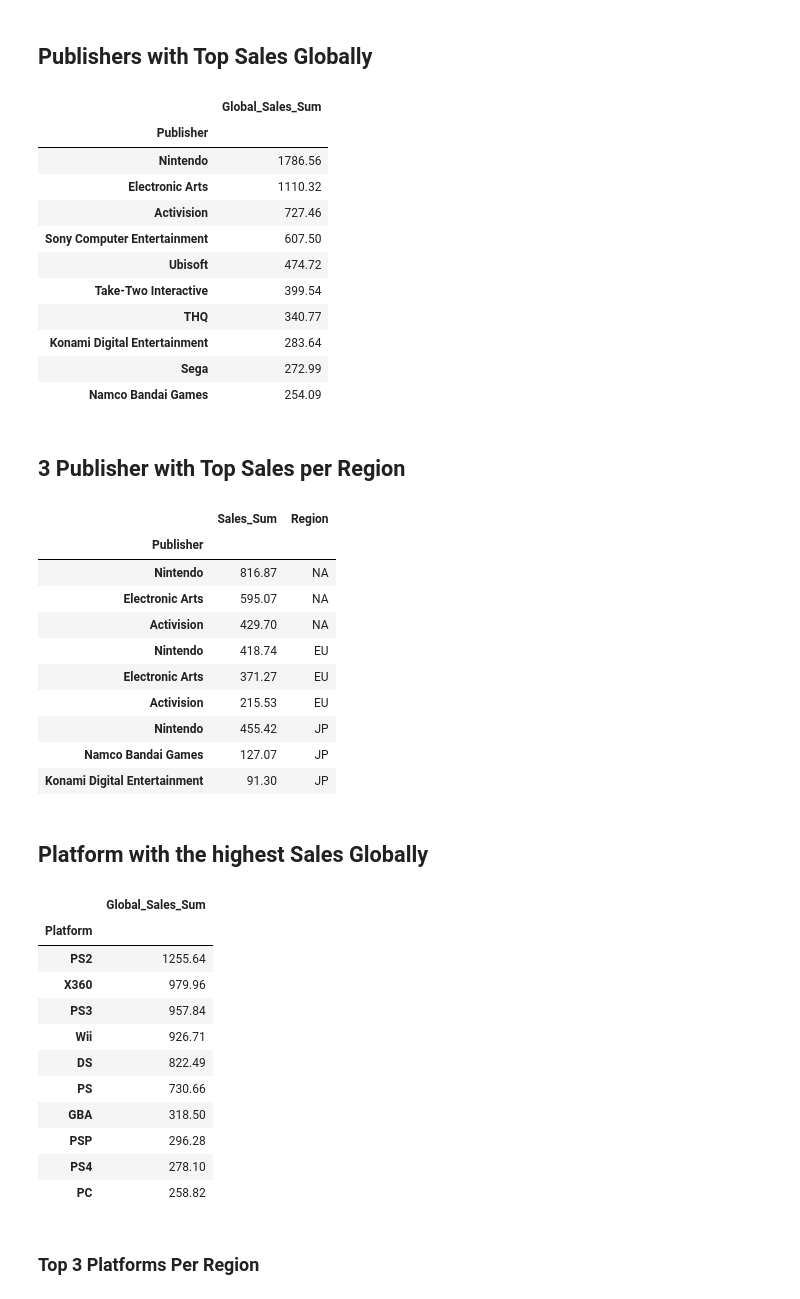
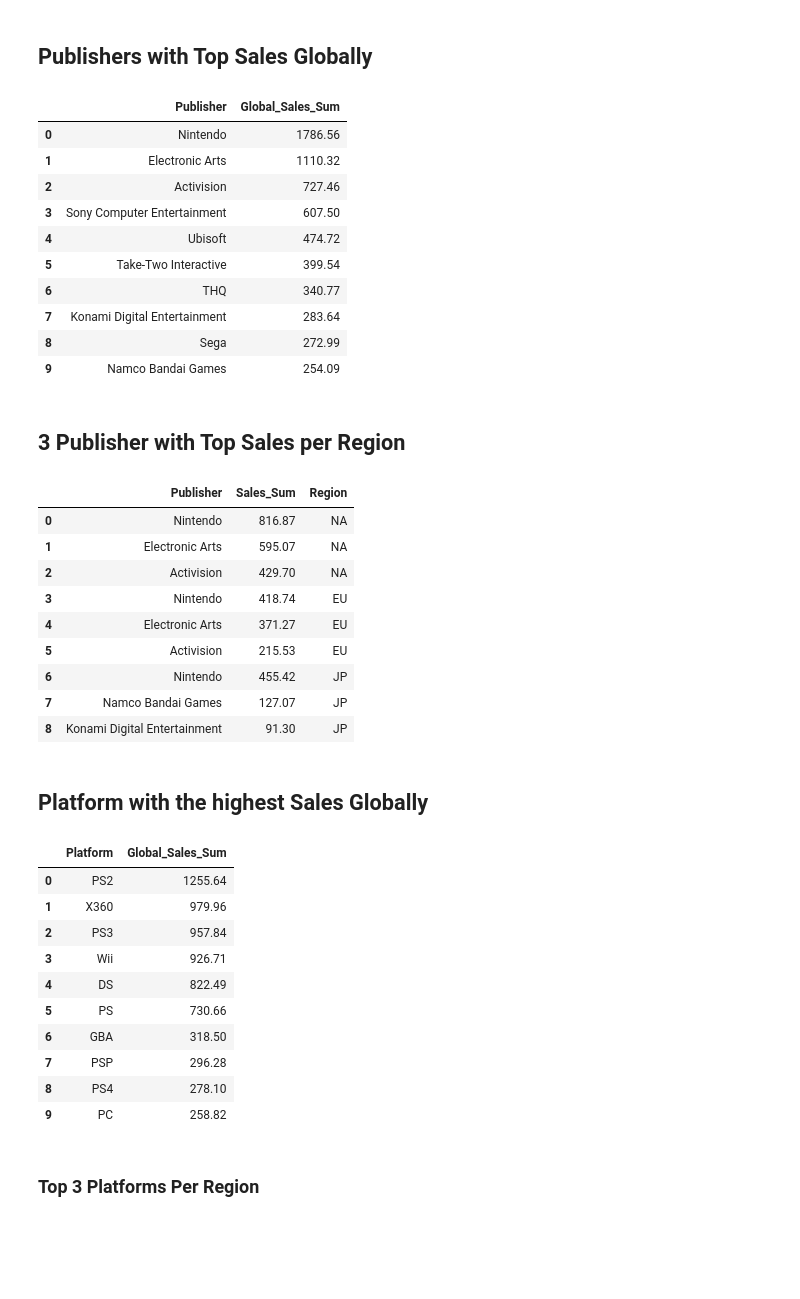
Before and after one commit to vibhav-rai/VideoGameSalesData, a Jupyter notebook: video-game-sales-data.ipynb, the cells around one changed output. Cells and saved outputs as stored; diff of their text form; code cells hidden in the pictures; blank space fills up the shorter version.

```diff
--- a/video-game-sales-data.ipynb
+++ b/video-game-sales-data.ipynb
@@ -176,69 +176,66 @@ top_three_genres_per_region.head(10)
 # %% [markdown]
 ## Publishers with Top Sales Globally
 # %%
-top_publishers = vgsales.groupby('Publisher').agg({'Global_Sales': 'sum'}).rename(columns = {'Global_Sales': 'Global_Sales_Sum'}).sort_values(by = 'Global_Sales_Sum', ascending = False)
+top_publishers = vgsales.groupby('Publisher').agg({'Global_Sales': 'sum'}).rename(columns = {'Global_Sales': 'Global_Sales_Sum'}).sort_values(by = 'Global_Sales_Sum', ascending = False).reset_index()
 top_publishers.head(10)
 # %% [output]
-|  | Global_Sales_Sum |
-| Publisher |  |
-| Nintendo | 1786.56 |
-| Electronic Arts | 1110.32 |
-| Activision | 727.46 |
-| Sony Computer Entertainment | 607.50 |
-| Ubisoft | 474.72 |
-| Take-Two Interactive | 399.54 |
-| THQ | 340.77 |
-| Konami Digital Entertainment | 283.64 |
-| Sega | 272.99 |
-| Namco Bandai Games | 254.09 |
+|  | Publisher | Global_Sales_Sum |
+| 0 | Nintendo | 1786.56 |
+| 1 | Electronic Arts | 1110.32 |
+| 2 | Activision | 727.46 |
+| 3 | Sony Computer Entertainment | 607.50 |
+| 4 | Ubisoft | 474.72 |
+| 5 | Take-Two Interactive | 399.54 |
+| 6 | THQ | 340.77 |
+| 7 | Konami Digital Entertainment | 283.64 |
+| 8 | Sega | 272.99 |
+| 9 | Namco Bandai Games | 254.09 |
 # %% [markdown]
 ## 3 Publisher with Top Sales per Region
 # %%
 # Top publishers in NA Region
 NA_region_top_publishers = vgsales.groupby('Publisher').agg({'NA_Sales': 'sum'}).rename(columns = {'NA_Sales': 'Sales_Sum'}).sort_values(by = 'Sales_Sum', ascending = False).iloc[:3]
 NA_region_top_publishers['Region'] = 'NA'
 
 # Top publishers in EU Region
 EU_region_top_publishers = vgsales.groupby('Publisher').agg({'EU_Sales': 'sum'}).rename(columns = {'EU_Sales': 'Sales_Sum'}).sort_values(by = 'Sales_Sum', ascending = False).iloc[:3]
 EU_region_top_publishers['Region'] = 'EU'
 
 # Top publishers in JP Region
 JP_region_top_publishers = vgsales.groupby('Publisher').agg({'JP_Sales': 'sum'}).rename(columns = {'JP_Sales': 'Sales_Sum'}).sort_values(by = 'Sales_Sum', ascending = False).iloc[:3]
 JP_region_top_publishers['Region'] = 'JP'
 
 # Concatenating above 3 dfs
-top_three_publishers_per_region = pd.concat([NA_region_top_publishers, EU_region_top_publishers, JP_region_top_publishers])
+top_three_publishers_per_region = pd.concat([NA_region_top_publishers, EU_region_top_publishers, JP_region_top_publishers]).reset_index()
 top_three_publishers_per_region.head(10)
 # %% [output]
-|  | Sales_Sum | Region |
-| Publisher |  |  |
-| Nintendo | 816.87 | NA |
-| Electronic Arts | 595.07 | NA |
-| Activision | 429.70 | NA |
-| Nintendo | 418.74 | EU |
-| Electronic Arts | 371.27 | EU |
-| Activision | 215.53 | EU |
-| Nintendo | 455.42 | JP |
-| Namco Bandai Games | 127.07 | JP |
-| Konami Digital Entertainment | 91.30 | JP |
+|  | Publisher | Sales_Sum | Region |
+| 0 | Nintendo | 816.87 | NA |
+| 1 | Electronic Arts | 595.07 | NA |
+| 2 | Activision | 429.70 | NA |
+| 3 | Nintendo | 418.74 | EU |
+| 4 | Electronic Arts | 371.27 | EU |
+| 5 | Activision | 215.53 | EU |
+| 6 | Nintendo | 455.42 | JP |
+| 7 | Namco Bandai Games | 127.07 | JP |
+| 8 | Konami Digital Entertainment | 91.30 | JP |
 # %% [markdown]
 ## Platform with the highest Sales Globally
 # %%
-top_platform = vgsales.groupby('Platform').agg({'Global_Sales': 'sum'}).rename(columns = {'Global_Sales' : 'Global_Sales_Sum'}).sort_values(by = 'Global_Sales_Sum', ascending = False)
+top_platform = vgsales.groupby('Platform').agg({'Global_Sales': 'sum'}).rename(columns = {'Global_Sales' : 'Global_Sales_Sum'}).sort_values(by = 'Global_Sales_Sum', ascending = False).reset_index()
 top_platform.head(10)
 # %% [output]
-|  | Global_Sales_Sum |
-| Platform |  |
-| PS2 | 1255.64 |
-| X360 | 979.96 |
-| PS3 | 957.84 |
-| Wii | 926.71 |
-| DS | 822.49 |
-| PS | 730.66 |
-| GBA | 318.50 |
-| PSP | 296.28 |
-| PS4 | 278.10 |
-| PC | 258.82 |
+|  | Platform | Global_Sales_Sum |
+| 0 | PS2 | 1255.64 |
+| 1 | X360 | 979.96 |
+| 2 | PS3 | 957.84 |
+| 3 | Wii | 926.71 |
+| 4 | DS | 822.49 |
+| 5 | PS | 730.66 |
+| 6 | GBA | 318.50 |
+| 7 | PSP | 296.28 |
+| 8 | PS4 | 278.10 |
+| 9 | PC | 258.82 |
 # %% [markdown]
 ### Top 3 Platforms Per Region
 # %%
```
Also changed, not shown: parts of 1 cell of this notebook.
